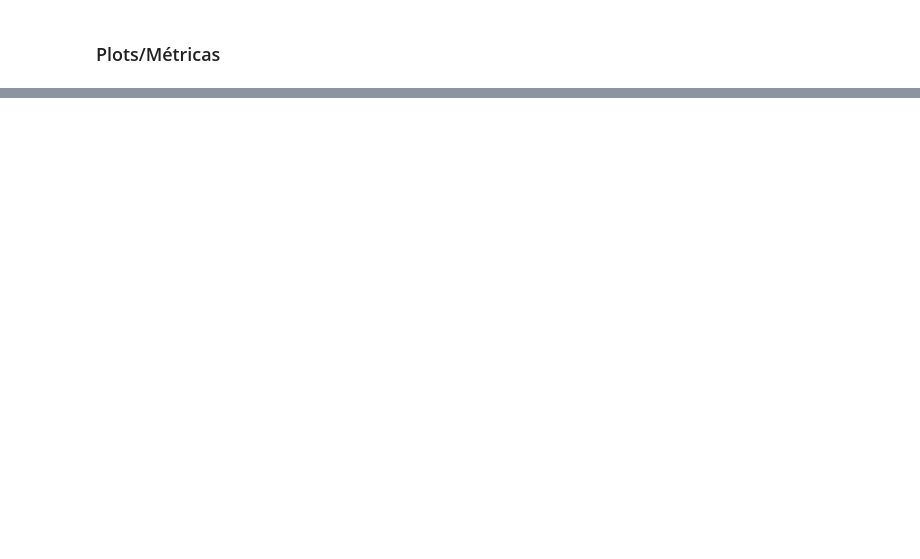
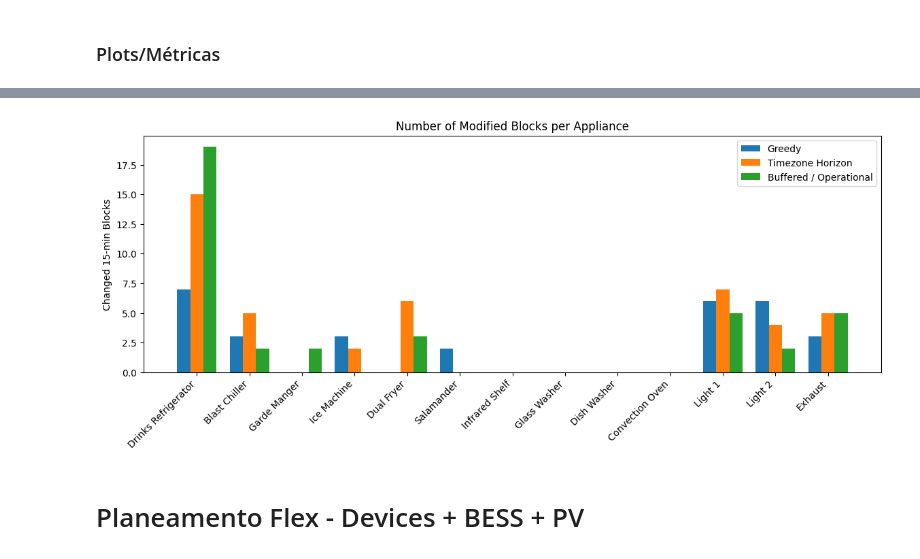
Before and after one commit to luistmartins/thesis_ik, a Jupyter notebook: Planeamento_Flexibility_24.ipynb, the cells around one changed output, grey strips where cells are left out. Cells and saved outputs as stored; diff of their text form; code cells hidden in the pictures; blank space fills up the shorter version.

```diff
--- a/Planeamento_Flexibility_24.ipynb
+++ b/Planeamento_Flexibility_24.ipynb
@@ -2257,6 +2229,6 @@ optimization_timezone_horizon_15min_device, optimization_timezone_horizon, model
     lambda_T=1.0,
     lambda_P=1.0,
     lambda_slack=1000.0,
-    solver_name="glpk",
+    solver_name="highs",
     epsilon_P=0.1
     )
@@ -2556,0 +3538,55 @@ plot_power_flexible_y_heatmap(
+# %%
+import matplotlib.pyplot as plt
+import numpy as np
+
+# Sort by appliance index
+df = changed_blocks_comparison.sort_values("appliance_j")
+
+x = np.arange(len(df))
+width = 0.25
+
+fig, ax = plt.subplots(figsize=(14, 6))
+
+# Three bars per appliance
+ax.bar(
+    x - width,
+    df["Greedy_changed_blocks"],
+    width,
+    label="Greedy"
+)
+
+ax.bar(
+    x,
+    df["Timezone_changed_blocks"],
+    width,
+    label="Timezone Horizon"
+)
+
+ax.bar(
+    x + width,
+    df["BufferedOperational_changed_blocks"],
+    width,
+    label="Buffered / Operational"
+)
+
+# Labels
+ax.set_ylabel("Changed 15-min Blocks")
+ax.set_title("Number of Modified Blocks per Appliance")
+
+ax.set_xticks(x)
+ax.set_xticklabels(
+    df["device_name"],
+    rotation=45,
+    ha="right"
+)
+
+ax.legend()
+
+# Leave enough room for the rotated labels
+plt.subplots_adjust(bottom=0.30)
+
+plt.show()
+# %% [output]
+[figure, added]
+# %% [markdown]
+# Planeamento Flex - Devices + BESS + PV
```
Also changed, not shown: parts of 50 cells of this notebook, 1 other file.
